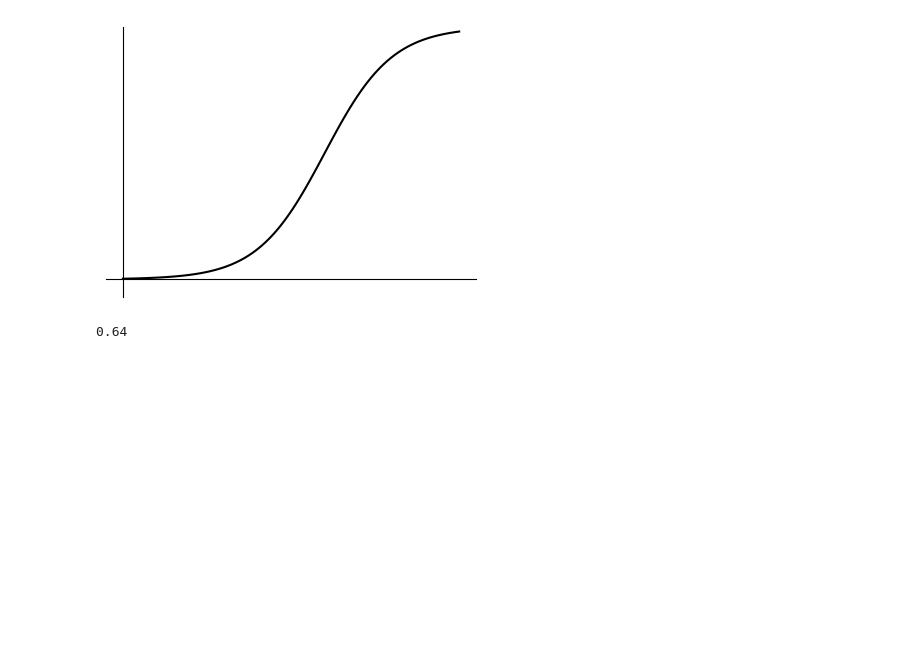
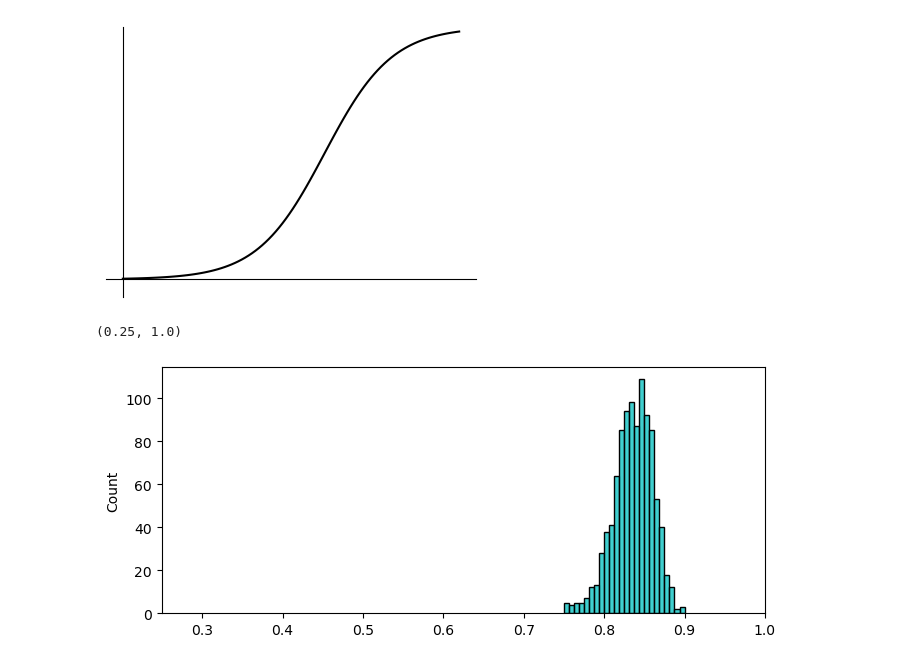
Before and after one commit to christiangoelz/dissertation, a Jupyter notebook: figure_codes/figure1_1.ipynb, the cells around one changed output. Saved outputs shown, nothing was run; the diff lists cells and outputs as text; code cells hidden in the pictures; blank space fills up the shorter version.

```diff
--- a/figure_codes/figure1_1.ipynb
+++ b/figure_codes/figure1_1.ipynb
@@ -66,7 +66,30 @@ ax.set_xticks([])
 fig.savefig('../figures/dedifferentiation2.svg')
 # %% [output]
 [figure]
-# %%
-0.77-.13
-# %% [output]
-0.64
+# %%
+import numpy as np
+from scipy.stats import beta, skewnorm
+import seaborn as sns
+a = 1.5
+b = 6
+x = beta.rvs(a,b,size=1000)
+
+def transform(x,skewness):
+    return skewnorm.ppf(x, a=skewness)
+
+skewness = -50
+y = transform(x,skewness)
+mean = 0.8
+max_v = 0.9
+min_v = 0.75
+
+y = y - np.mean(y) + mean
+y = (y-np.min(y))/(np.max(y)-np.min(y))
+y = y*(max_v-min_v) + min_v
+
+ig, ax = plt.subplots(tight_layout=True,figsize=(7,3))
+sns.histplot(y,color='c')
+ax.set_xlim([0.25,1])
+# %% [output]
+(0.25, 1.0)
+[figure, added]
```
Also changed, not shown: parts of 1 cell of this notebook, 3 other files.
